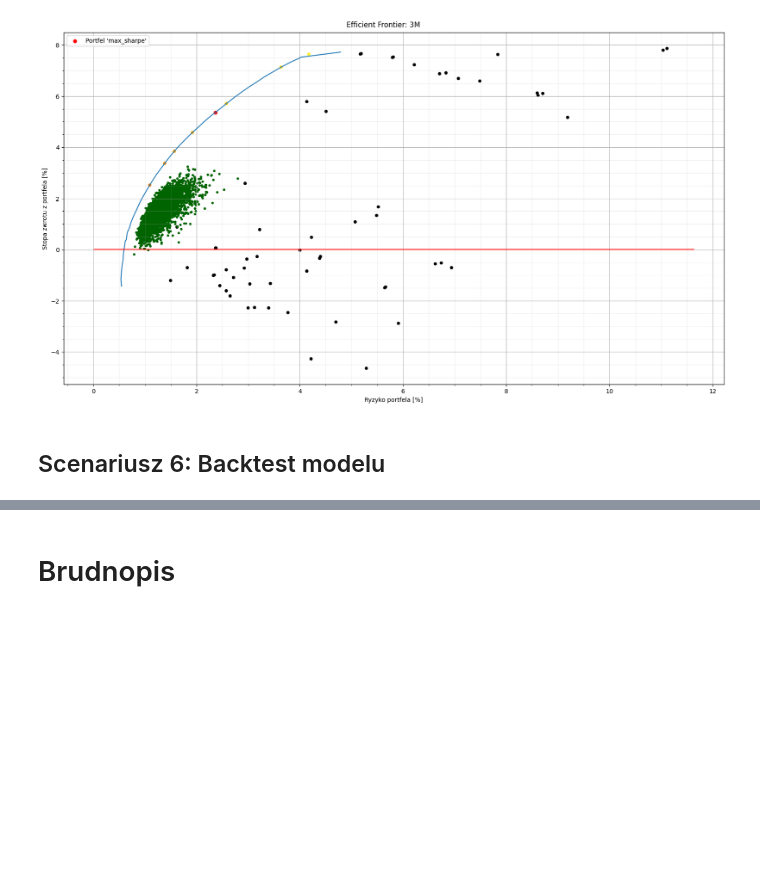
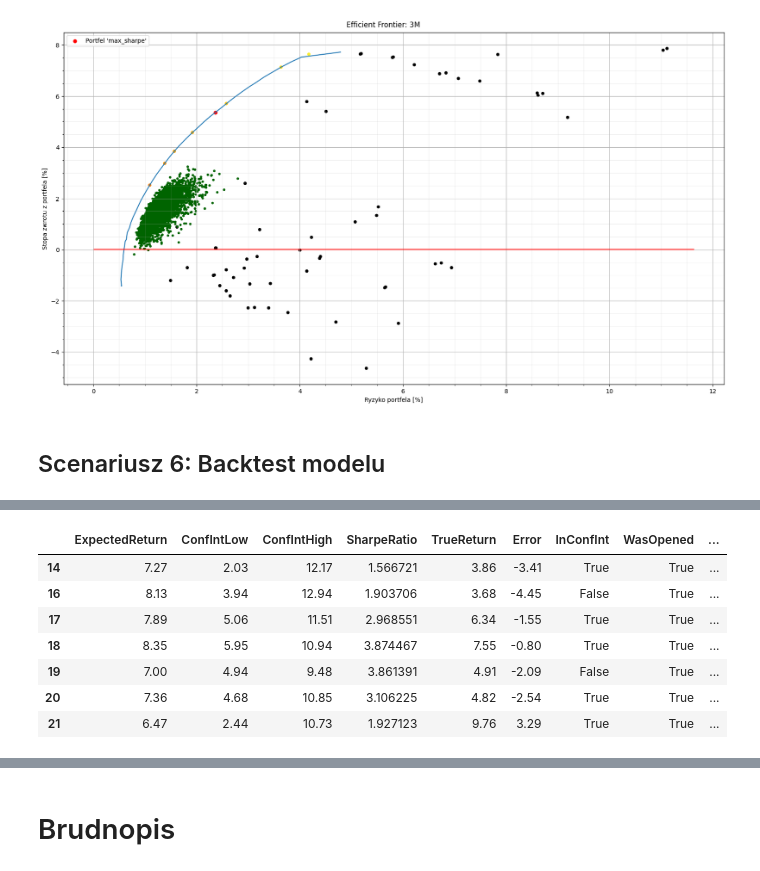
Before and after one commit to jakubweglowski/ETF-Trading, a Jupyter notebook: run.ipynb, the cells around one changed output, grey strips where cells are left out. Saved outputs shown, nothing was run; the diff lists cells and outputs as text; code cells hidden in the pictures; blank space fills up the shorter version.

```diff
--- a/run.ipynb
+++ b/run.ipynb
@@ -405,5 +412,15 @@ bt.runTrainTest()
 # %%
-BacktestSummary = bt.getSummary(success_threshold=2.5,
-                                sharpe_threshold=2.0,
-                                low_CI_threshold=3.5)
+BacktestSummary = bt.getSummary(success_threshold=1.5,
+                                sharpe_threshold=1.5,
+                                low_CI_threshold=2.0)
+BacktestSummary[BacktestSummary['WasOpened'] == True]
+# %% [output]
+|  | ExpectedReturn | ConfIntLow | ConfIntHigh | SharpeRatio | TrueReturn | Error | InConfInt | WasOpened | ... |
+| 14 | 7.27 | 2.03 | 12.17 | 1.566721 | 3.86 | -3.41 | True | True | ... |
+| 16 | 8.13 | 3.94 | 12.94 | 1.903706 | 3.68 | -4.45 | False | True | ... |
+| 17 | 7.89 | 5.06 | 11.51 | 2.968551 | 6.34 | -1.55 | True | True | ... |
+| 18 | 8.35 | 5.95 | 10.94 | 3.874467 | 7.55 | -0.80 | True | True | ... |
+| 19 | 7.00 | 4.94 | 9.48 | 3.861391 | 4.91 | -2.09 | False | True | ... |
+| 20 | 7.36 | 4.68 | 10.85 | 3.106225 | 4.82 | -2.54 | True | True | ... |
+| 21 | 6.47 | 2.44 | 10.73 | 1.927123 | 9.76 | 3.29 | True | True | ... |
 # %%
```
Also changed, not shown: parts of 21 cells of this notebook, 11 other files.
